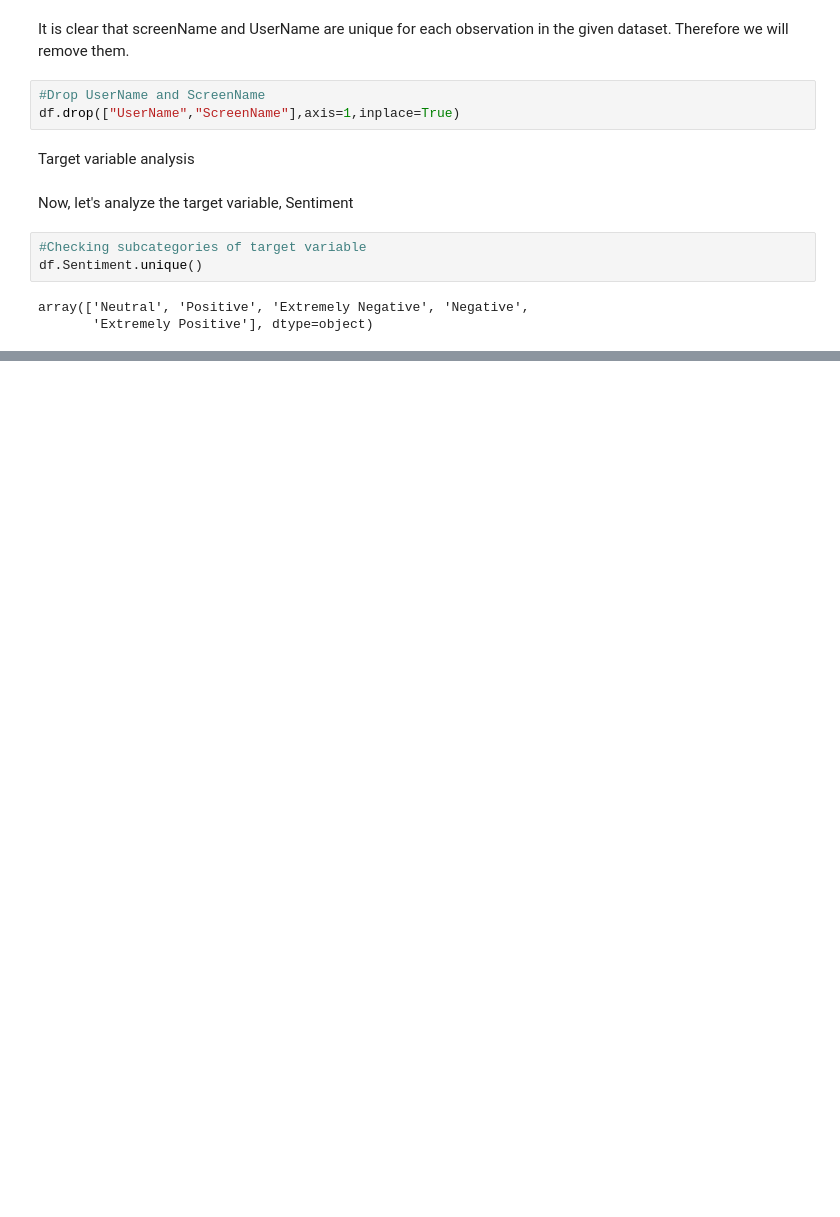
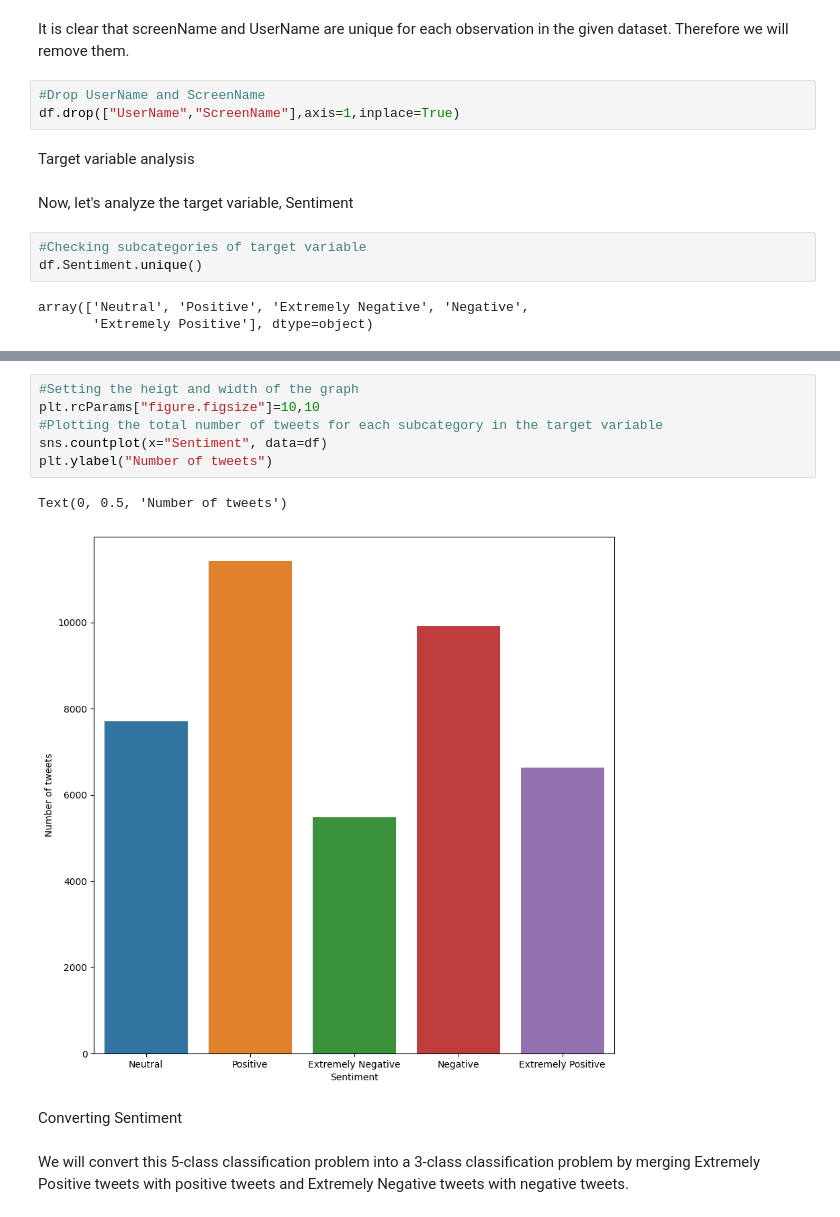
Before and after one commit to harsh15998/classification, a Jupyter notebook: Welcome_To_Colaboratory.ipynb, the cells around one changed output, grey strips where cells are left out. Saved outputs shown, nothing was run; the diff lists cells and outputs as text; blank space fills up the shorter version.

```diff
--- a/Welcome_To_Colaboratory.ipynb
+++ b/Welcome_To_Colaboratory.ipynb
@@ -115,0 +128,13 @@ array(['Neutral', 'Positive', 'Extremely Negative', 'Negative',
+# %%
+#Setting the heigt and width of the graph
+plt.rcParams["figure.figsize"]=10,10
+#Plotting the total number of tweets for each subcategory in the target variable
+sns.countplot(x="Sentiment", data=df)
+plt.ylabel("Number of tweets")
+# %% [output]
+Text(0, 0.5, 'Number of tweets')
+[figure, added]
+# %% [markdown]
+Converting Sentiment
+# %% [markdown]
+We will convert this 5-class classification problem into a 3-class classification problem by merging Extremely Positive tweets with positive tweets and Extremely Negative tweets with negative tweets.
```
Also changed, not shown: parts of 52 cells of this notebook.
